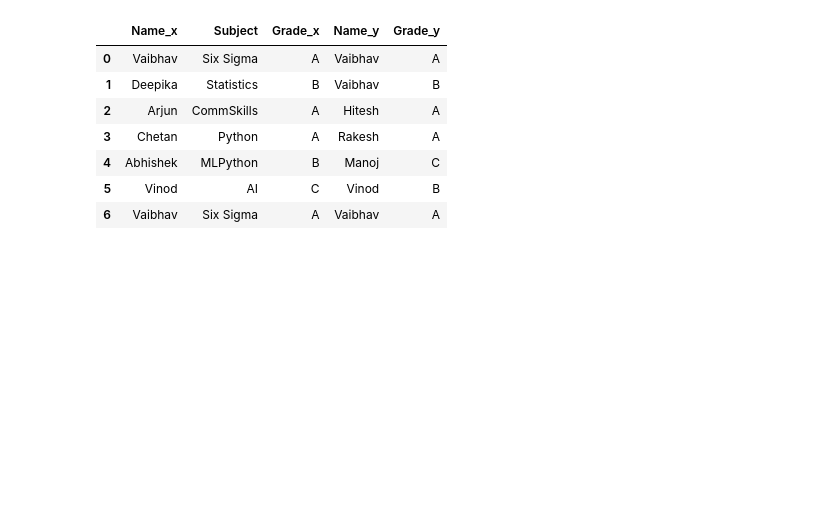
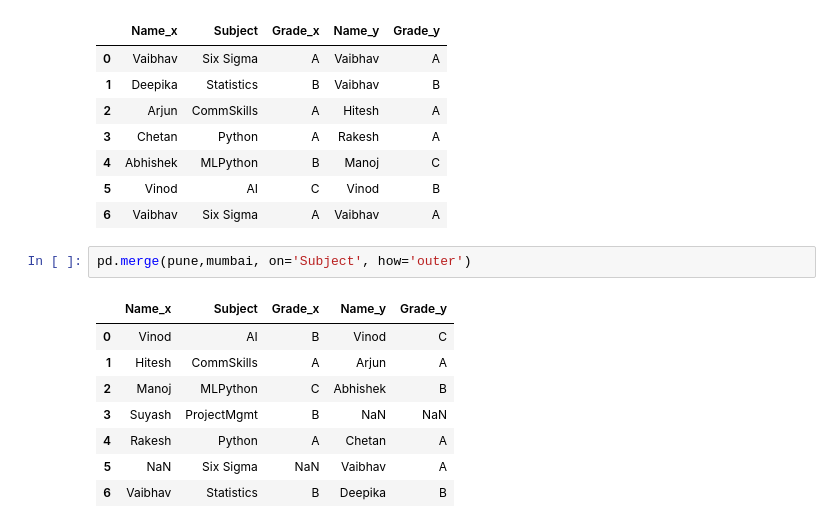
Before and after one commit to Omkar210/Statistics-and-ML, a Jupyter notebook: Day4.ipynb, the cells around one changed output. Drawn from its saved outputs; the diff is of its cells as text; blank space fills up the shorter version.

```diff
--- a/Day4.ipynb
+++ b/Day4.ipynb
@@ -335,3 +335,14 @@ pd.merge(temp11,temp12,on='Subject',how='inner')
 | 4 | Abhishek | MLPython | B | Manoj | C |
 | 5 | Vinod | AI | C | Vinod | B |
 | 6 | Vaibhav | Six Sigma | A | Vaibhav | A |
+# %%
+pd.merge(pune,mumbai, on='Subject', how='outer')
+# %% [output]
+|  | Name_x | Subject | Grade_x | Name_y | Grade_y |
+| 0 | Vinod | AI | B | Vinod | C |
+| 1 | Hitesh | CommSkills | A | Arjun | A |
+| 2 | Manoj | MLPython | C | Abhishek | B |
+| 3 | Suyash | ProjectMgmt | B | NaN | NaN |
+| 4 | Rakesh | Python | A | Chetan | A |
+| 5 | NaN | Six Sigma | NaN | Vaibhav | A |
+| 6 | Vaibhav | Statistics | B | Deepika | B |
```
Also changed, not shown: parts of 2 cells of this notebook.
